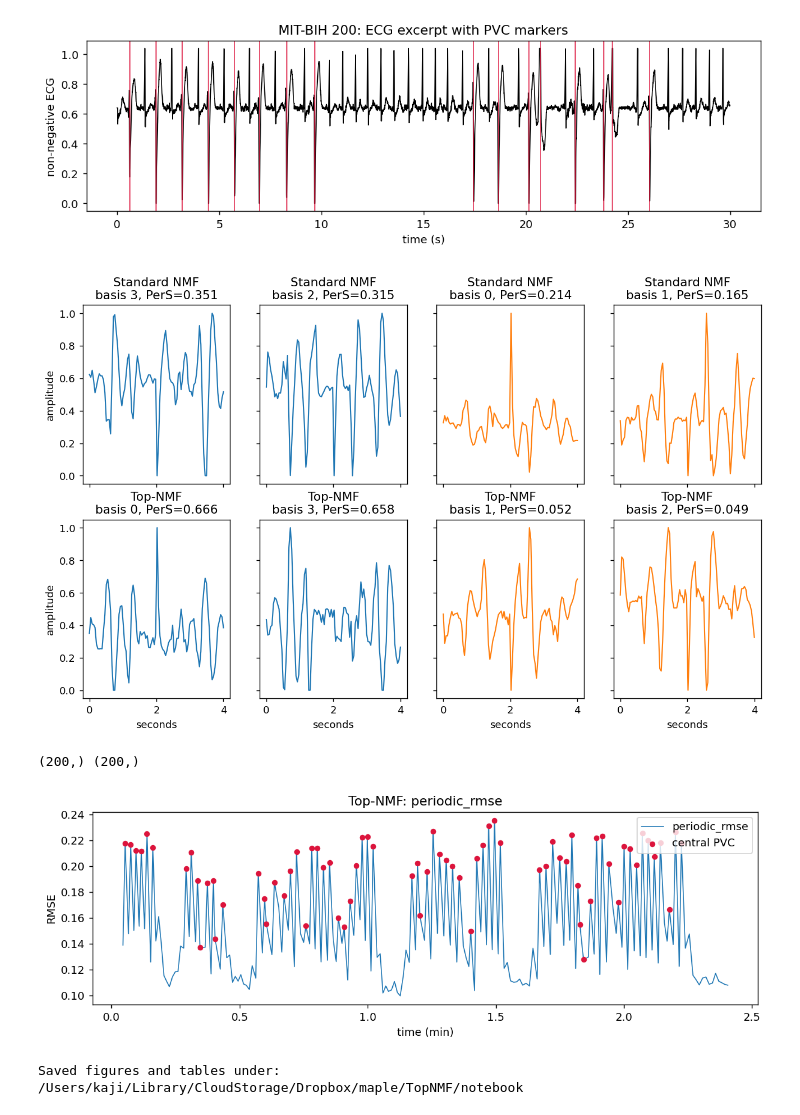
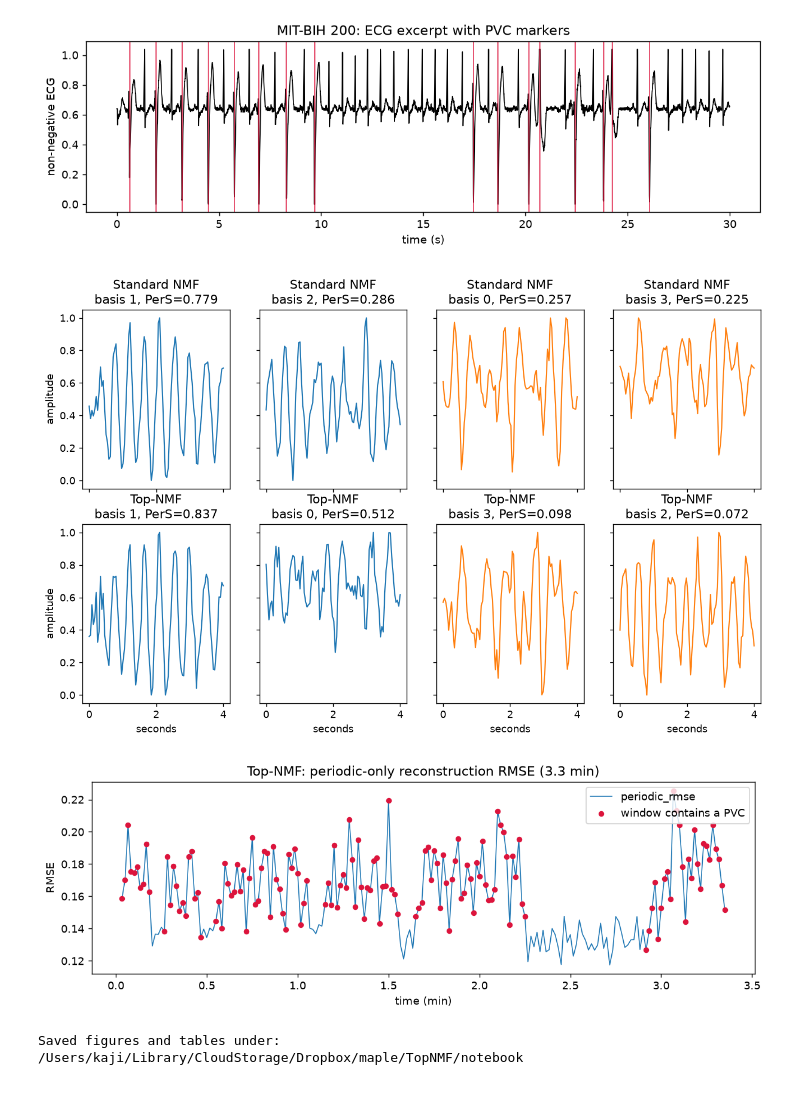
Before and after one commit to shizuo-kaji/TopNMF, a Jupyter notebook: notebook/MITBIH_periodicity.ipynb, the cells around one changed output. Cells and saved outputs as stored; diff of their text form; code cells hidden in the pictures.

```diff
--- a/notebook/MITBIH_periodicity.ipynb
+++ b/notebook/MITBIH_periodicity.ipynb
@@ -79,7 +92,7 @@ def show_figure(fig: plt.Figure) -> None:
     plt.close(fig)
 # %%
 PVC_SYMBOL = "V"
-BEAT_SYMBOLS = set("NLRBAaJSEVF/e/fQ?j")
+BEAT_SYMBOLS = set("NLRBAaJSVEFje/fQ?")
 
 
 @dataclass(frozen=True)
@@ -351,12 +370,13 @@ CHANNEL = 0
 START_MINUTE = 0.0
 DURATION_MINUTE = None
 WINDOW_SEC = 4.0
-STRIDE_SEC = 2.0
+STRIDE_SEC = 1.0
 N_FEATURES = 96
 N_COMPONENTS = 4
 PERIODIC_COMPONENTS = 2
 EMBEDDING_M = 3
 FIT_MAX_WINDOWS = 260
+NMF_MAX_ITER = 4000
 TOPNMF_ITERATIONS = 5000
 
 record = load_mitbih_record(
@@ -375,9 +395,11 @@ X, window_meta = make_window_matrix(
 )
 median_rr_sec = estimate_median_rr_seconds(record)
 TAU = estimate_embedding_tau(N_FEATURES, WINDOW_SEC, median_rr_sec, EMBEDDING_M)
+PVC_BASE_RATE = float(window_meta["pvc_window"].mean())
 
 print(f"record={record.name}, channel={record.channel_name}, fs={record.fs} Hz")
-print(f"windows={X.shape[0]}, features={X.shape[1]}, central PVC windows={int(window_meta['pvc_central'].sum())}")
+print(f"windows={X.shape[0]}, features={X.shape[1]}, "
+      f"PVC windows={int(window_meta['pvc_window'].sum())} ({PVC_BASE_RATE:.1%})")
 print(f"median RR={median_rr_sec:.3f} s, embedding M={EMBEDDING_M}, tau={TAU}")
 display(summarize_annotations(record).head(12))
 display(window_meta.describe(include="all"))
@@ -796,40 +852,34 @@ def plot_record_excerpt(record: ECGRecord, processed_signal: np.ndarray, start_s
     show_figure(fig)
 
 
-def plot_bases(V_by_method: dict[str, np.ndarray], n_periodic: int, embedding_m: int, tau: int) -> None:
+def plot_bases(basis_reports: dict[str, pd.DataFrame], n_periodic: int) -> None:
     """Plot basis rows sorted by periodicity score.
 
     Parameters
     ----------
-    V_by_method : dict[str, np.ndarray]
-        Method name to basis matrix.
+    basis_reports : dict[str, pd.DataFrame]
+        Method name to the per-basis report returned by
+        :func:`evaluate_factorisation`.
     n_periodic : int
         Number of bases treated as periodic.
-    embedding_m : int
-        TopNMF embedding parameter M.
-    tau : int
-        Time-delay embedding delay.
 
     Returns
     -------
     None
         Displays and saves a figure.
     """
-    n_methods = len(V_by_method)
-    n_components = next(iter(V_by_method.values())).shape[0]
-    time = np.linspace(0.0, WINDOW_SEC, next(iter(V_by_method.values())).shape[1])
+    n_methods = len(basis_reports)
+    n_components = len(next(iter(basis_reports.values())))
     fig, axes = plt.subplots(n_methods, n_components, figsize=(12, 3.5 * n_methods), sharex=True, sharey=True)
     axes = np.asarray(axes).reshape(n_methods, n_components)
-    for row_idx, (method, V) in enumerate(V_by_method.items()):
-        Vn = normalise_rows_by_max(V)
-        scores = periodicity_scores(Vn, embedding_m, tau)
-        order = np.argsort(scores)[::-1]
-        periodic_set = set(order[:n_periodic])
-        for col_idx, basis_idx in enumerate(order):
+    for row_idx, (method, report) in enumerate(basis_reports.items()):
+        ordered = report.sort_values("periodicity", ascending=False)
+        time = np.linspace(0.0, WINDOW_SEC, len(ordered.iloc[0]["basis"]))
+        for col_idx, (basis_idx, row) in enumerate(ordered.iterrows()):
             ax = axes[row_idx, col_idx]
-            color = "tab:blue" if basis_idx in periodic_set else "tab:orange"
-            ax.plot(time, Vn[basis_idx], color=color, lw=1.2)
-            ax.set_title(f"{method}\nbasis {basis_idx}, PerS={scores[basis_idx]:.3f}")
+            color = "tab:blue" if col_idx < n_periodic else "tab:orange"
+            ax.plot(time, row["basis"], color=color, lw=1.2)
+            ax.set_title(f"{method}\nbasis {basis_idx}, PerS={row['periodicity']:.3f}")
             if row_idx == n_methods - 1:
                 ax.set_xlabel("seconds")
             if col_idx == 0:
@@ -838,48 +888,50 @@ def plot_bases(V_by_method: dict[str, np.ndarray], n_periodic: int, embedding_m:
     show_figure(fig)
 
 
-def plot_anomaly_timeline(meta: pd.DataFrame, scores: pd.DataFrame, method: str, t_max: int=200) -> None:
-    """Plot anomaly scores over time with central-PVC markers.
+def plot_anomaly_timeline(meta: pd.DataFrame, scores: pd.DataFrame, method: str, n_windows: int = 200) -> None:
+    """Plot the periodic-only reconstruction error over time with PVC markers.
 
     Parameters
     ----------
     meta : pd.DataFrame
         Window metadata.
     scores : pd.DataFrame
         Per-window score table.
     method : str
         Method name used in the title and filename.
+    n_windows : int
+        Number of leading windows to plot.
 
     Returns
     -------
     None
         Displays and saves a figure.
     """
-    t = meta["center_sec"].to_numpy()[:t_max] / 60.0
-    y = meta["pvc_central"].to_numpy(dtype=bool)[:t_max]
-    print(t.shape, y.shape)
+    window = slice(0, n_windows)
+    t = meta["center_sec"].to_numpy()[window] / 60.0
+    is_pvc = meta["pvc_window"].to_numpy(dtype=bool)[window]
+    y = scores["periodic_rmse"].to_numpy()[window]
     fig, ax = plt.subplots(figsize=(11, 3.2))
-    ax.plot(t, scores["periodic_rmse"][:t_max], color="tab:blue", lw=0.9, label="periodic_rmse")
-    ax.scatter(t[y], scores[:t_max].loc[y, "periodic_rmse"], s=18, color="crimson", label="central PVC", zorder=3)
-    ax.set_title(f"{method}: periodic_rmse")
+    ax.plot(t, y, color="tab:blue", lw=0.9, label="periodic_rmse")
+    ax.scatter(t[is_pvc], y[is_pvc], s=18, color="crimson", label="window contains a PVC", zorder=3)
+    ax.set_title(f"{method}: periodic-only reconstruction RMSE ({t[-1] - t[0]:.1f} min)")
     ax.set_xlabel("time (min)")
     ax.set_ylabel("RMSE")
     ax.legend(loc="upper right")
     safe_method = method.lower().replace(" ", "_").replace("-", "")
     fig.savefig(FIGURE_DIR / f"MITBIH_{safe_method}_anomaly_timeline.pdf")
     show_figure(fig)
 
 
-first_pvc = window_meta.loc[window_meta["pvc_central"], "center_sec"].min()
+first_pvc = window_meta.loc[window_meta["pvc_window"], "center_sec"].min()
 excerpt_start = 0.0 if pd.isna(first_pvc) else max(0.0, float(first_pvc) - 10.0)
 plot_record_excerpt(record, processed, start_sec=excerpt_start, duration_sec=30.0)
-plot_bases({"Standard NMF": V_std, "Top-NMF": V_top}, PERIODIC_COMPONENTS, EMBEDDING_M, TAU)
+plot_bases({"Standard NMF": std_bases, "Top-NMF": top_bases}, PERIODIC_COMPONENTS)
 plot_anomaly_timeline(window_meta, top_scores, "Top-NMF")
 # %% [output]
-[figure, old version]
+[figure, new version]
-[figure, old version]
+[figure, new version]
-(200,) (200,)
-[figure, old version]
+[figure, new version]
 # %%
 def save_metric_tables(metric_table: pd.DataFrame, detection_table: pd.DataFrame) -> None:
     """Save metric tables for paper drafting.
```
Also changed, not shown: parts of 9 cells of this notebook, 6 other files.
